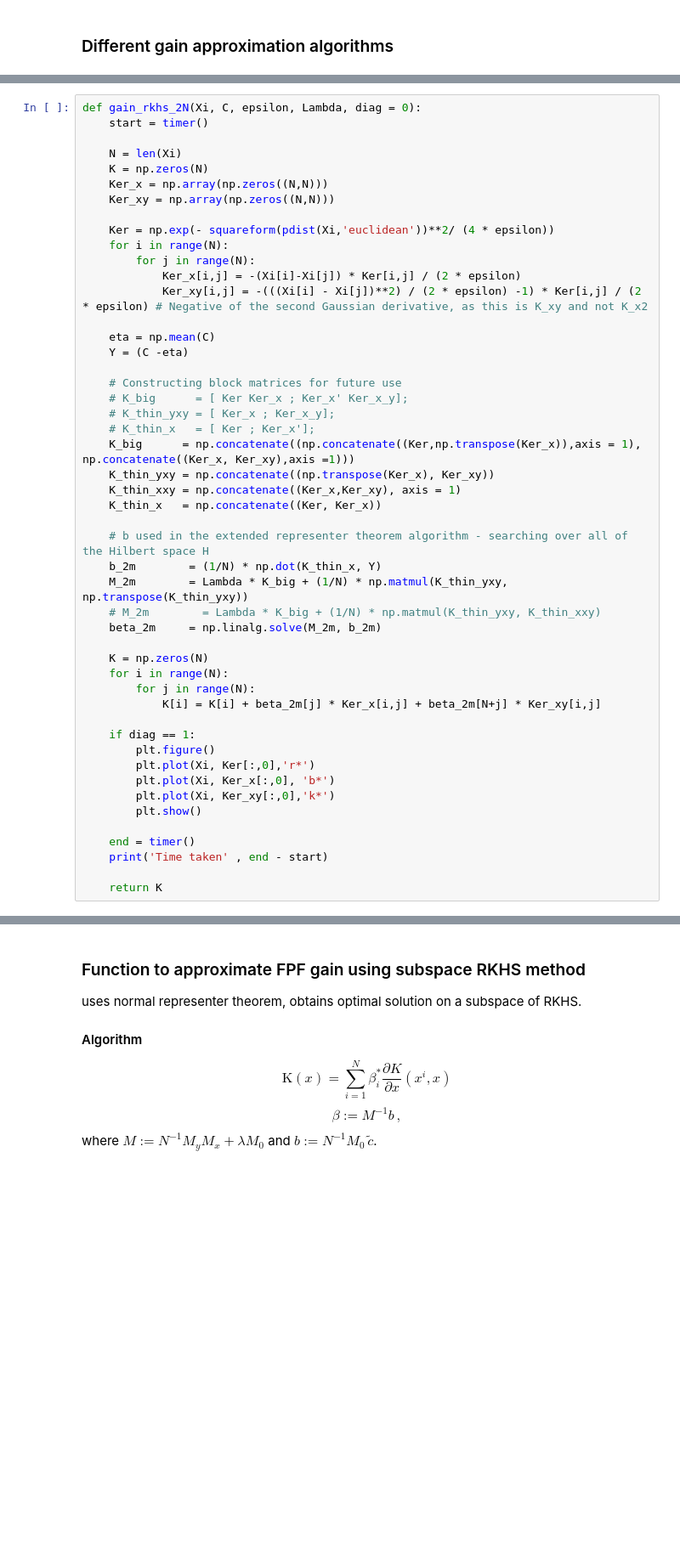
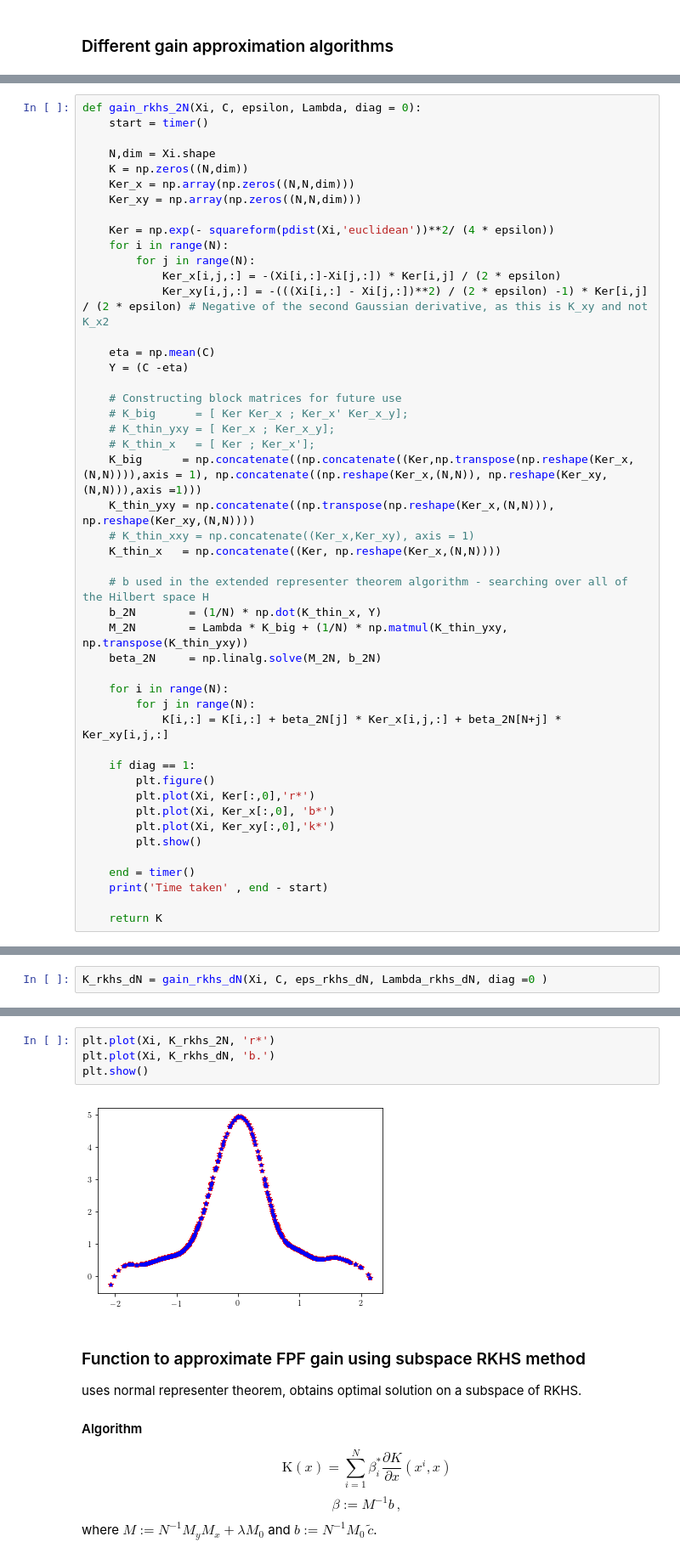
Before and after one commit to a4anandr/FPF-code, a Jupyter notebook: Python Code/FPF_main.ipynb, the cells around one changed output, grey strips where cells are left out. Shown at 85% size. Cells and saved outputs as stored; diff of their text form; blank space fills up the shorter version.

Commit message:
Fixed bugs; gain_rkhs_dN is now consistent with gain_rkhs_2N results for dim = 1, although beta_2N is not equal to beta_dN

```diff
--- a/Python Code/FPF_main.ipynb
+++ b/Python Code/FPF_main.ipynb
@@ -86,16 +86,16 @@ M_y(i,j) &:= \frac{\partial K}{\partial y}(x^i,x^j)
 def gain_rkhs_2N(Xi, C, epsilon, Lambda, diag = 0):
     start = timer()
 
-    N = len(Xi)
-    K = np.zeros(N)
-    Ker_x = np.array(np.zeros((N,N)))
-    Ker_xy = np.array(np.zeros((N,N)))
+    N,dim = Xi.shape
+    K = np.zeros((N,dim))
+    Ker_x = np.array(np.zeros((N,N,dim)))
+    Ker_xy = np.array(np.zeros((N,N,dim)))
 
     Ker = np.exp(- squareform(pdist(Xi,'euclidean'))**2/ (4 * epsilon))
     for i in range(N):
         for j in range(N):
-            Ker_x[i,j] = -(Xi[i]-Xi[j]) * Ker[i,j] / (2 * epsilon)
-            Ker_xy[i,j] = -(((Xi[i] - Xi[j])**2) / (2 * epsilon) -1) * Ker[i,j] / (2 * epsilon) # Negative of the second Gaussian derivative, as this is K_xy and not K_x2
+            Ker_x[i,j,:] = -(Xi[i,:]-Xi[j,:]) * Ker[i,j] / (2 * epsilon)
+            Ker_xy[i,j,:] = -(((Xi[i,:] - Xi[j,:])**2) / (2 * epsilon) -1) * Ker[i,j] / (2 * epsilon) # Negative of the second Gaussian derivative, as this is K_xy and not K_x2
 
     eta = np.mean(C)
     Y = (C -eta)
@@ -104,21 +104,19 @@ def gain_rkhs_2N(Xi, C, epsilon, Lambda, diag = 0):
     # K_big      = [ Ker Ker_x ; Ker_x' Ker_x_y];
     # K_thin_yxy = [ Ker_x ; Ker_x_y];
     # K_thin_x   = [ Ker ; Ker_x'];
-    K_big      = np.concatenate((np.concatenate((Ker,np.transpose(Ker_x)),axis = 1), np.concatenate((Ker_x, Ker_xy),axis =1)))
-    K_thin_yxy = np.concatenate((np.transpose(Ker_x), Ker_xy))
-    K_thin_xxy = np.concatenate((Ker_x,Ker_xy), axis = 1)
-    K_thin_x   = np.concatenate((Ker, Ker_x))
+    K_big      = np.concatenate((np.concatenate((Ker,np.transpose(np.reshape(Ker_x,(N,N)))),axis = 1), np.concatenate((np.reshape(Ker_x,(N,N)), np.reshape(Ker_xy,(N,N))),axis =1)))
+    K_thin_yxy = np.concatenate((np.transpose(np.reshape(Ker_x,(N,N))), np.reshape(Ker_xy,(N,N))))
+    # K_thin_xxy = np.concatenate((Ker_x,Ker_xy), axis = 1)
+    K_thin_x   = np.concatenate((Ker, np.reshape(Ker_x,(N,N))))
 
     # b used in the extended representer theorem algorithm - searching over all of the Hilbert space H
-    b_2m        = (1/N) * np.dot(K_thin_x, Y)
-    M_2m        = Lambda * K_big + (1/N) * np.matmul(K_thin_yxy, np.transpose(K_thin_yxy))
-    # M_2m        = Lambda * K_big + (1/N) * np.matmul(K_thin_yxy, K_thin_xxy)
-    beta_2m     = np.linalg.solve(M_2m, b_2m)
+    b_2N        = (1/N) * np.dot(K_thin_x, Y)
+    M_2N        = Lambda * K_big + (1/N) * np.matmul(K_thin_yxy, np.transpose(K_thin_yxy))
+    beta_2N     = np.linalg.solve(M_2N, b_2N)
 
-    K = np.zeros(N)
     for i in range(N):
         for j in range(N):
-            K[i] = K[i] + beta_2m[j] * Ker_x[i,j] + beta_2m[N+j] * Ker_xy[i,j]
+            K[i,:] = K[i,:] + beta_2N[j] * Ker_x[i,j,:] + beta_2N[N+j] * Ker_xy[i,j,:]
 
     if diag == 1:
         plt.figure()
@@ -133,0 +214,2 @@ def gain_rkhs_2N(Xi, C, epsilon, Lambda, diag = 0):
+# %%
+K_rkhs_dN = gain_rkhs_dN(Xi, C, eps_rkhs_dN, Lambda_rkhs_dN, diag =0 )
@@ -134,3 +218,9 @@ def gain_rkhs_2N(Xi, C, epsilon, Lambda, diag = 0):
+# %%
+plt.plot(Xi, K_rkhs_2N, 'r*')
+plt.plot(Xi, K_rkhs_dN, 'b.')
+plt.show()
+# %% [output]
+[figure, added]
 # %% [markdown]
 ### Function to approximate FPF gain using subspace RKHS method
 uses normal representer theorem, obtains optimal solution on a subspace of RKHS.
```
Also changed, not shown: parts of 13 cells of this notebook.
